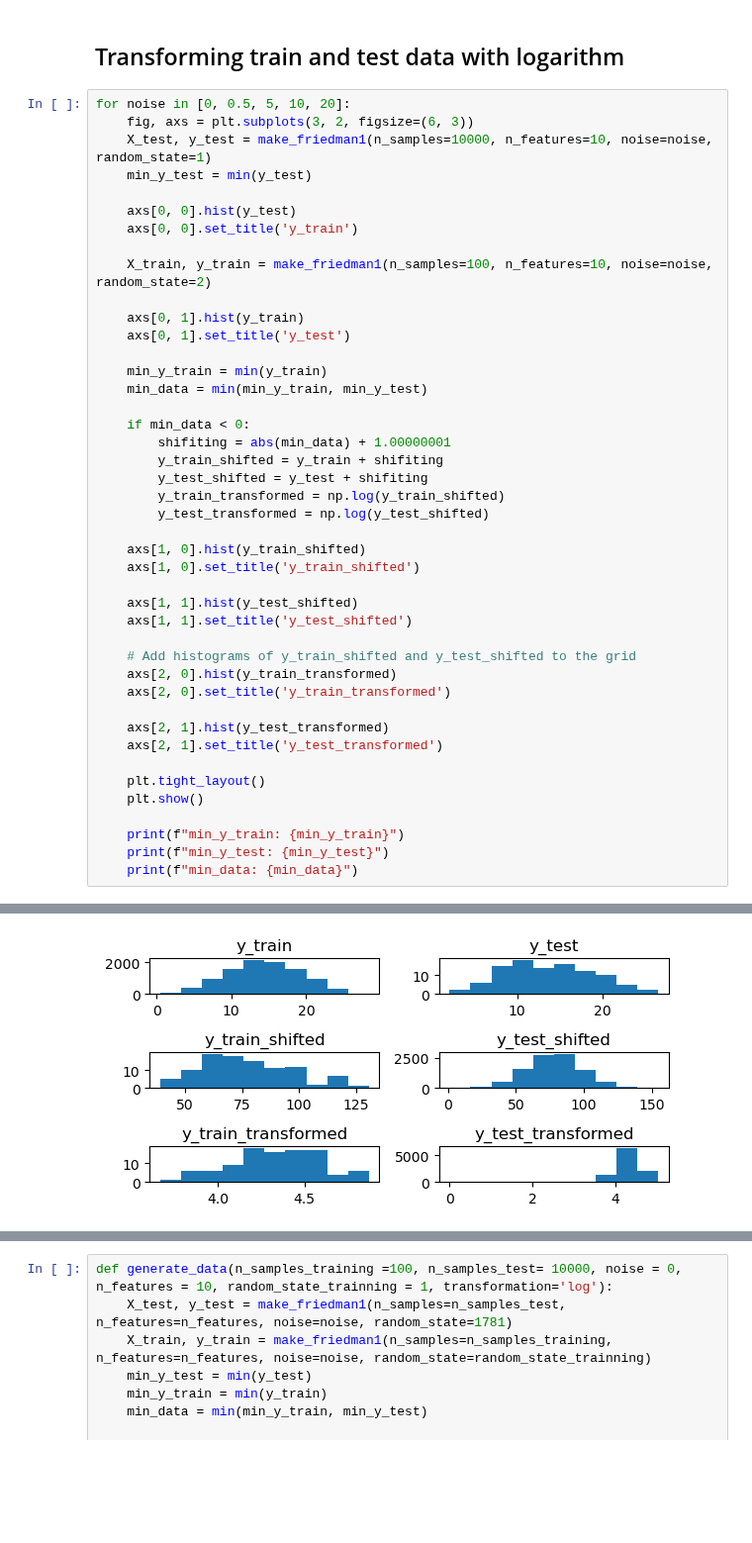
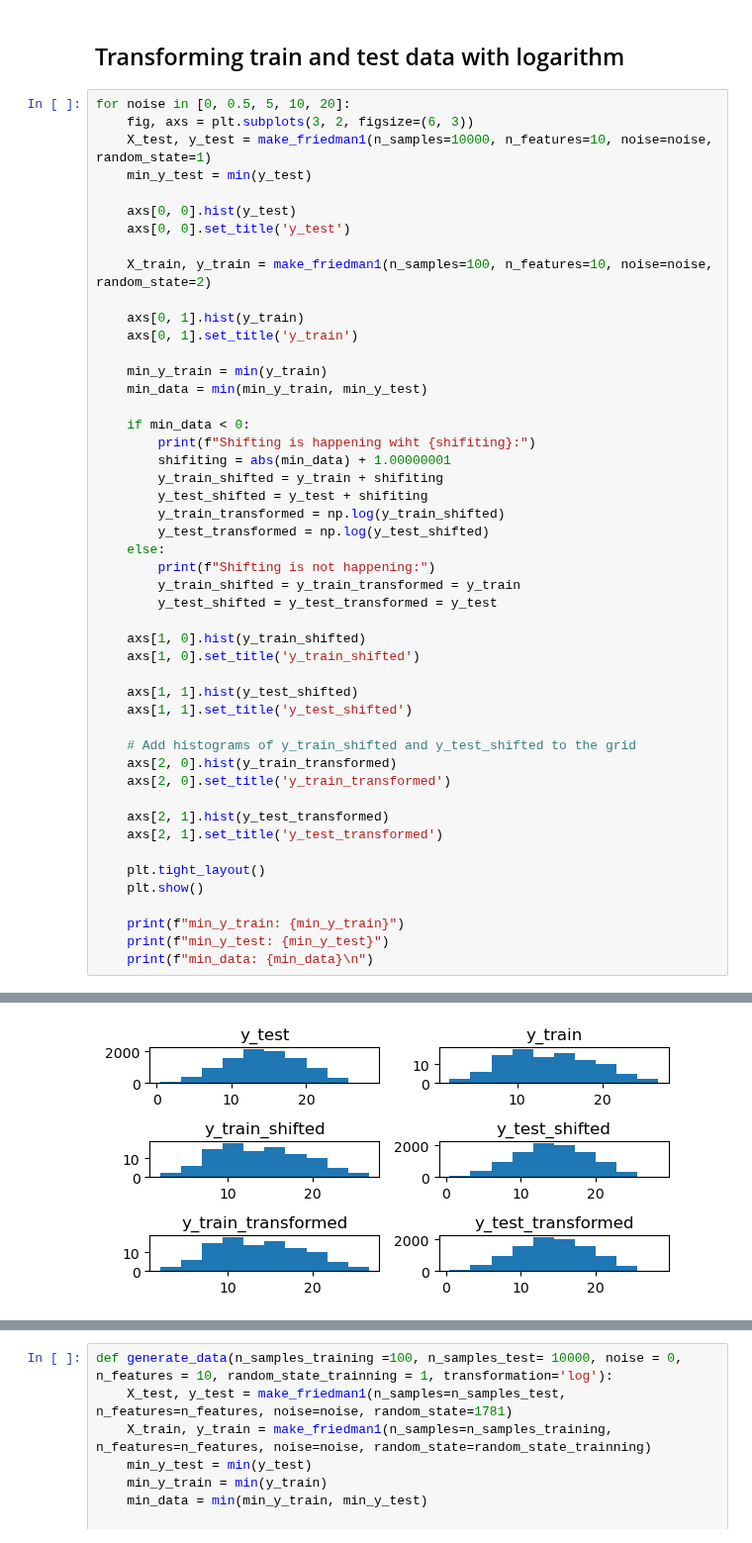
Before and after one commit to annegriddl/slds_stratification, a Jupyter notebook: Simulations/Experiments4 Final SetUp RF/data_transformations.ipynb, the cells around one changed output, grey strips where cells are left out. Shown at 99% size. Saved outputs shown, nothing was run; the diff lists cells and outputs as text; blank space fills up the shorter version.

```diff
--- a/Simulations/Experiments4 Final SetUp RF/data_transformations.ipynb
+++ b/Simulations/Experiments4 Final SetUp RF/data_transformations.ipynb
@@ -93,22 +95,27 @@ for noise in [0, 0.5, 5, 10, 20]:
     min_y_test = min(y_test)
 
     axs[0, 0].hist(y_test)
-    axs[0, 0].set_title('y_train')
+    axs[0, 0].set_title('y_test')
 
     X_train, y_train = make_friedman1(n_samples=100, n_features=10, noise=noise, random_state=2)
 
     axs[0, 1].hist(y_train)
-    axs[0, 1].set_title('y_test')
+    axs[0, 1].set_title('y_train')
 
     min_y_train = min(y_train)
     min_data = min(min_y_train, min_y_test)
 
     if min_data < 0:
+        print(f"Shifting is happening wiht {shifiting}:")
         shifiting = abs(min_data) + 1.00000001
         y_train_shifted = y_train + shifiting
         y_test_shifted = y_test + shifiting
         y_train_transformed = np.log(y_train_shifted)
         y_test_transformed = np.log(y_test_shifted)
+    else:
+        print(f"Shifting is not happening:")
+        y_train_shifted = y_train_transformed = y_train
+        y_test_shifted = y_test_transformed = y_test
 
     axs[1, 0].hist(y_train_shifted)
     axs[1, 0].set_title('y_train_shifted')
@@ -128,5 +135,5 @@ for noise in [0, 0.5, 5, 10, 20]:
 
     print(f"min_y_train: {min_y_train}")
     print(f"min_y_test: {min_y_test}")
-    print(f"min_data: {min_data}")
+    print(f"min_data: {min_data}\n")
 # %% [output]
@@ -133 +141 @@ for noise in [0, 0.5, 5, 10, 20]:
-[figure, old version]
+[figure, new version]
```
Also changed, not shown: parts of 6 cells of this notebook, 5 other files.
